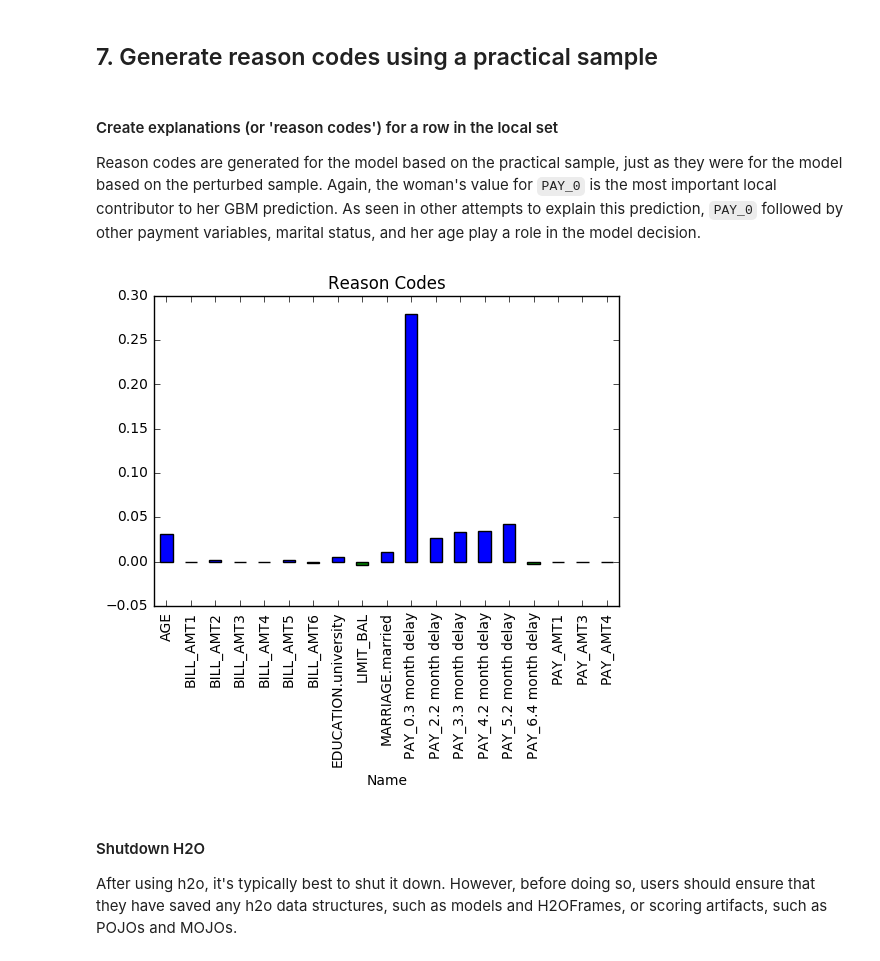
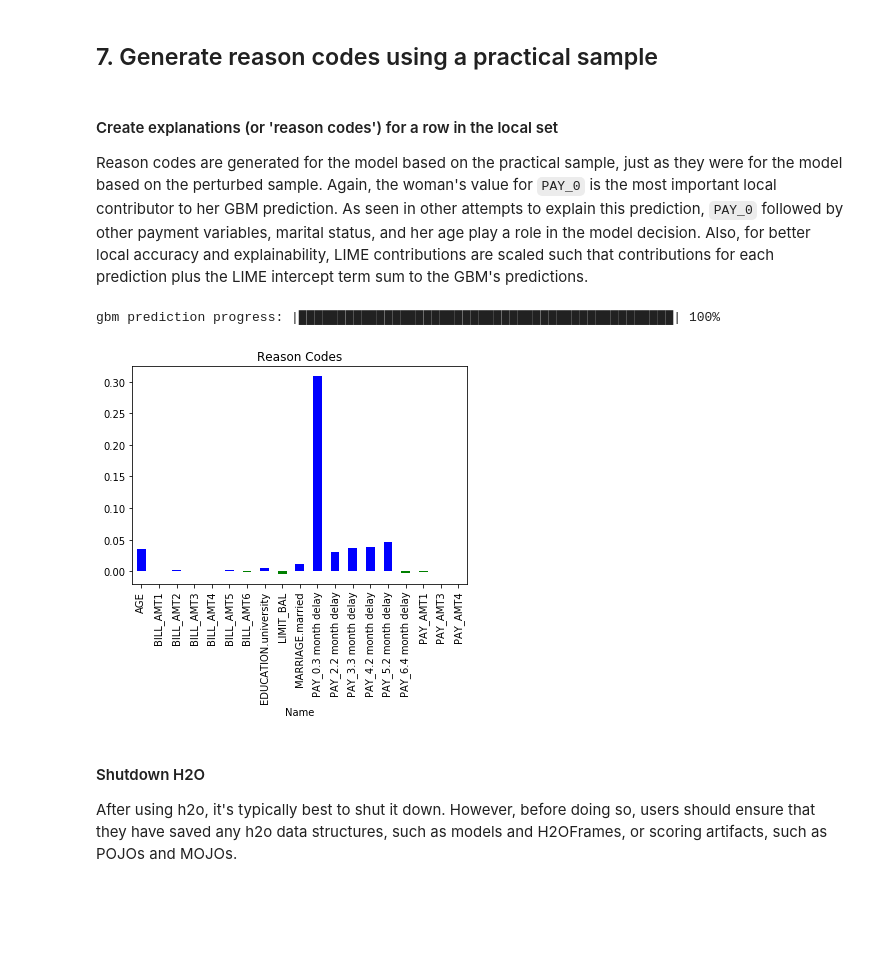
Before and after one commit to jphall663/interpretable_machine_learning_with_python, a Jupyter notebook: lime.ipynb, the cells around one changed output. Cells and saved outputs as stored; diff of their text form; code cells hidden in the pictures; blank space fills up the shorter version.

```diff
--- a/lime.ipynb
+++ b/lime.ipynb
@@ -554,11 +563,13 @@ Both the R<sup>2</sup> and ranked predictions plot show the linear model is a go
 ## 7. Generate reason codes using a practical sample
 # %% [markdown]
 #### Create explanations (or 'reason codes') for a row in the local set
-Reason codes are generated for the model based on the practical sample, just as they were for the model based on the perturbed sample. Again, the woman's value for `PAY_0` is the most important local contributor to her GBM prediction. As seen in other attempts to explain this prediction, `PAY_0` followed by other payment variables, marital status, and her age play a role in the model decision.
+Reason codes are generated for the model based on the practical sample, just as they were for the model based on the perturbed sample. Again, the woman's value for `PAY_0` is the most important local contributor to her GBM prediction. As seen in other attempts to explain this prediction, `PAY_0` followed by other payment variables, marital status, and her age play a role in the model decision. Also, for better local accuracy and explainability, LIME contributions are scaled such that contributions for each prediction plus the LIME intercept term sum to the GBM's predictions.
-# %%
-plot_local_contrib(row, local_glm2, X)
-# %% [output]
-[figure, removed]
+# %%
+g_pred_ = model.predict(row)['p1'][0, 0]
+plot_local_contrib(row, local_glm2, X, g_pred=g_pred_, scale=True)
+# %% [output]
+gbm prediction progress: |████████████████████████████████████████████████| 100%
+[figure, added]
 # %% [markdown]
 #### Shutdown H2O
 After using h2o, it's typically best to shut it down. However, before doing so, users should ensure that they have saved any h2o data structures, such as models and H2OFrames, or scoring artifacts, such as POJOs and MOJOs.
```
Also changed, not shown: parts of 6 cells of this notebook, 1 other file.
